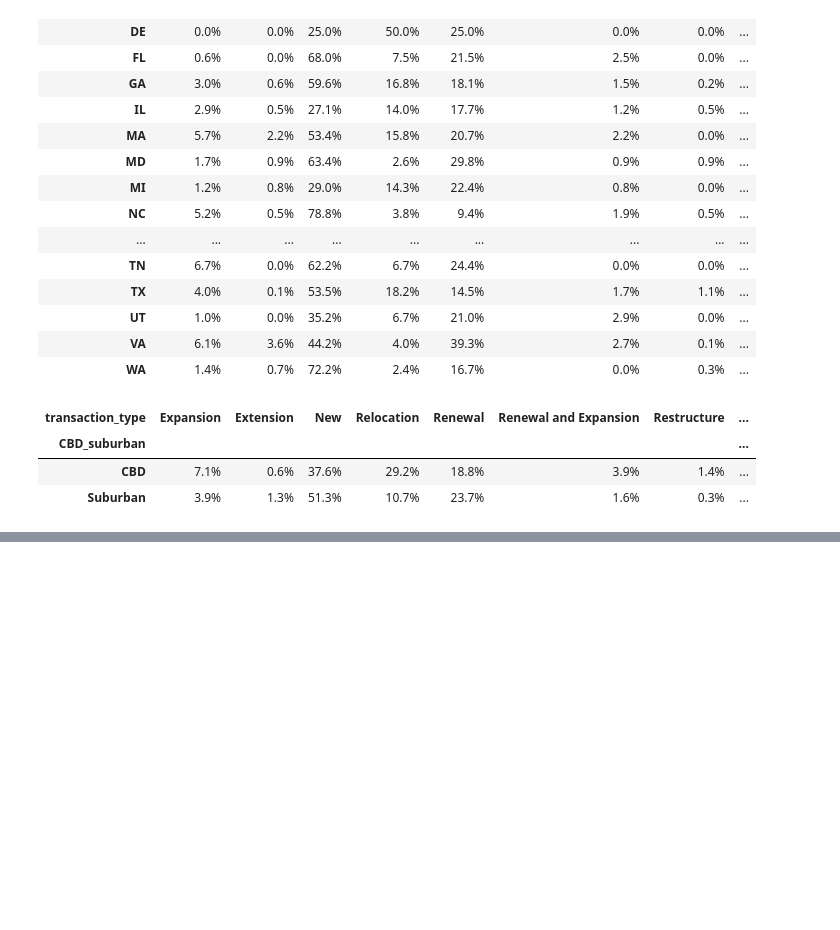
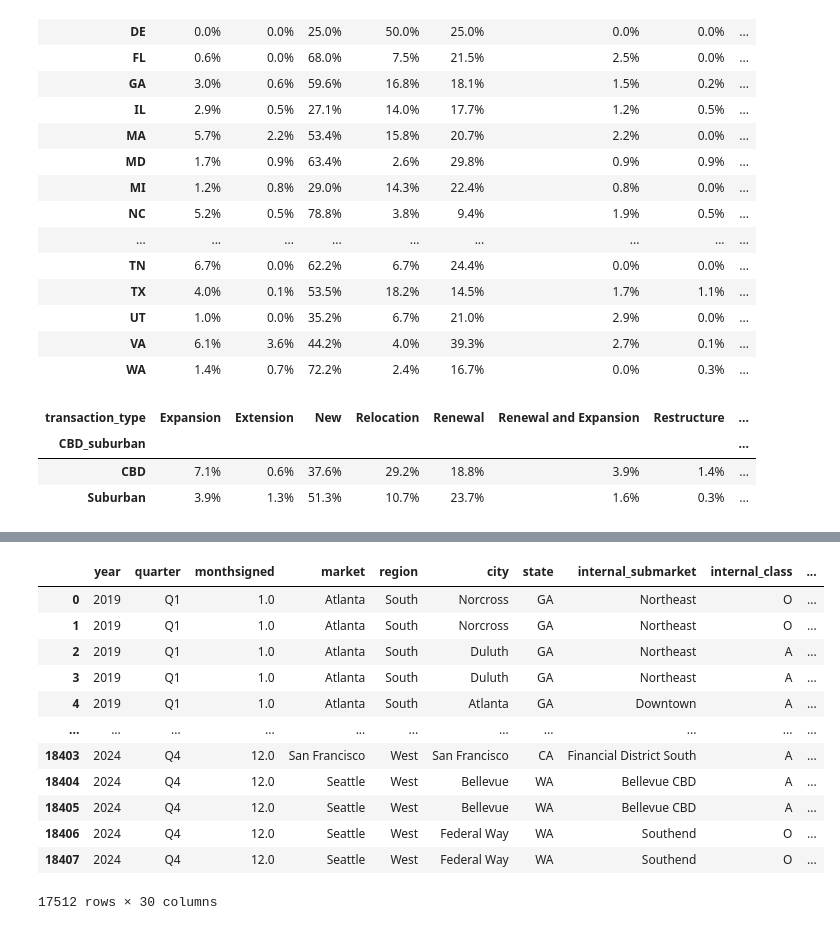
Before and after one commit to Gimmick12-DYY/Duke-Datafest2025, a Jupyter notebook: MainLab.ipynb, the cells around one changed output, grey strips where cells are left out. Cells and saved outputs as stored; diff of their text form; code cells hidden in the pictures; blank space fills up the shorter version.

```diff
--- a/MainLab.ipynb
+++ b/MainLab.ipynb
@@ -517,0 +597,16 @@ highlight_by_area_table(row_percent_area)
+# %%
+main_2020_cy
+# %% [output]
+|  | year | quarter | monthsigned | market | region | city | state | internal_submarket | internal_class | ... |
+| 0 | 2019 | Q1 | 1.0 | Atlanta | South | Norcross | GA | Northeast | O | ... |
+| 1 | 2019 | Q1 | 1.0 | Atlanta | South | Norcross | GA | Northeast | O | ... |
+| 2 | 2019 | Q1 | 1.0 | Atlanta | South | Duluth | GA | Northeast | A | ... |
+| 3 | 2019 | Q1 | 1.0 | Atlanta | South | Duluth | GA | Northeast | A | ... |
+| 4 | 2019 | Q1 | 1.0 | Atlanta | South | Atlanta | GA | Downtown | A | ... |
+| ... | ... | ... | ... | ... | ... | ... | ... | ... | ... | ... |
+| 18403 | 2024 | Q4 | 12.0 | San Francisco | West | San Francisco | CA | Financial District South | A | ... |
+| 18404 | 2024 | Q4 | 12.0 | Seattle | West | Bellevue | WA | Bellevue CBD | A | ... |
+| 18405 | 2024 | Q4 | 12.0 | Seattle | West | Bellevue | WA | Bellevue CBD | A | ... |
+| 18406 | 2024 | Q4 | 12.0 | Seattle | West | Federal Way | WA | Southend | O | ... |
+| 18407 | 2024 | Q4 | 12.0 | Seattle | West | Federal Way | WA | Southend | O | ... |
+17512 rows × 30 columns
```
Also changed, not shown: parts of 11 cells of this notebook, 1 other file.
